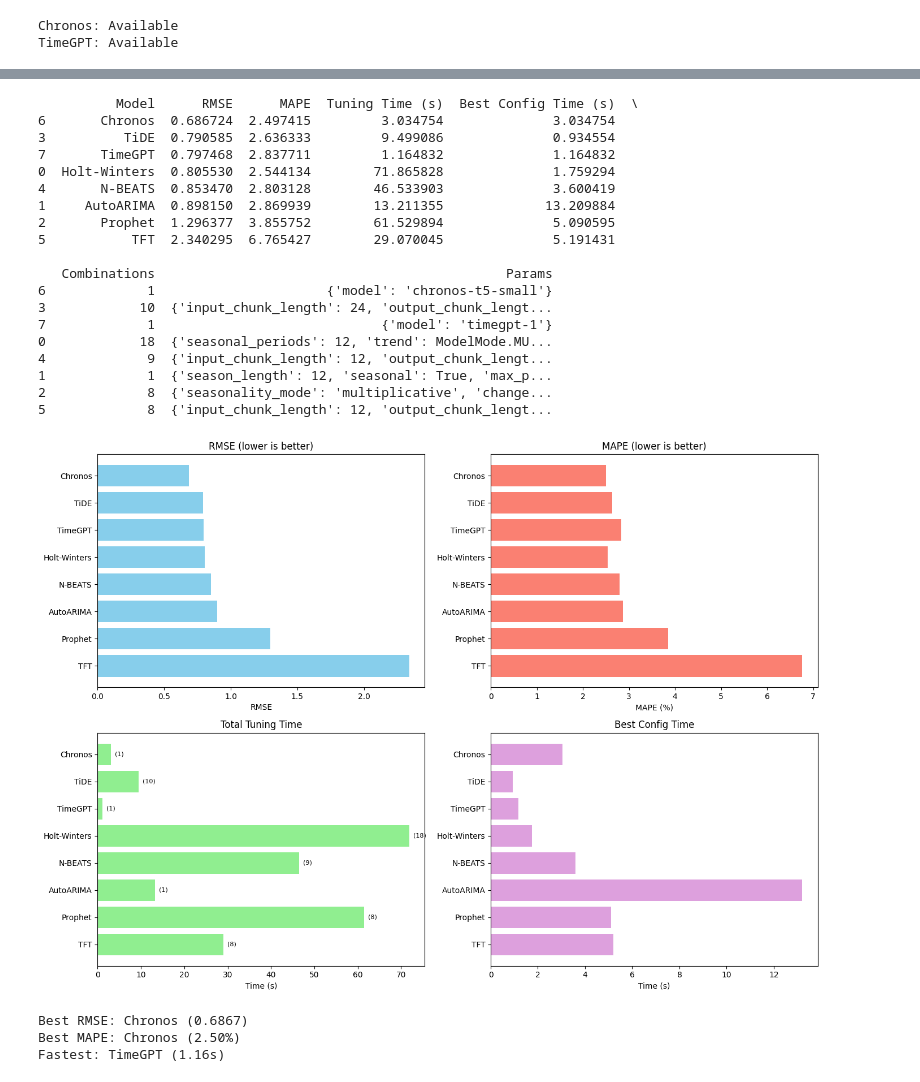
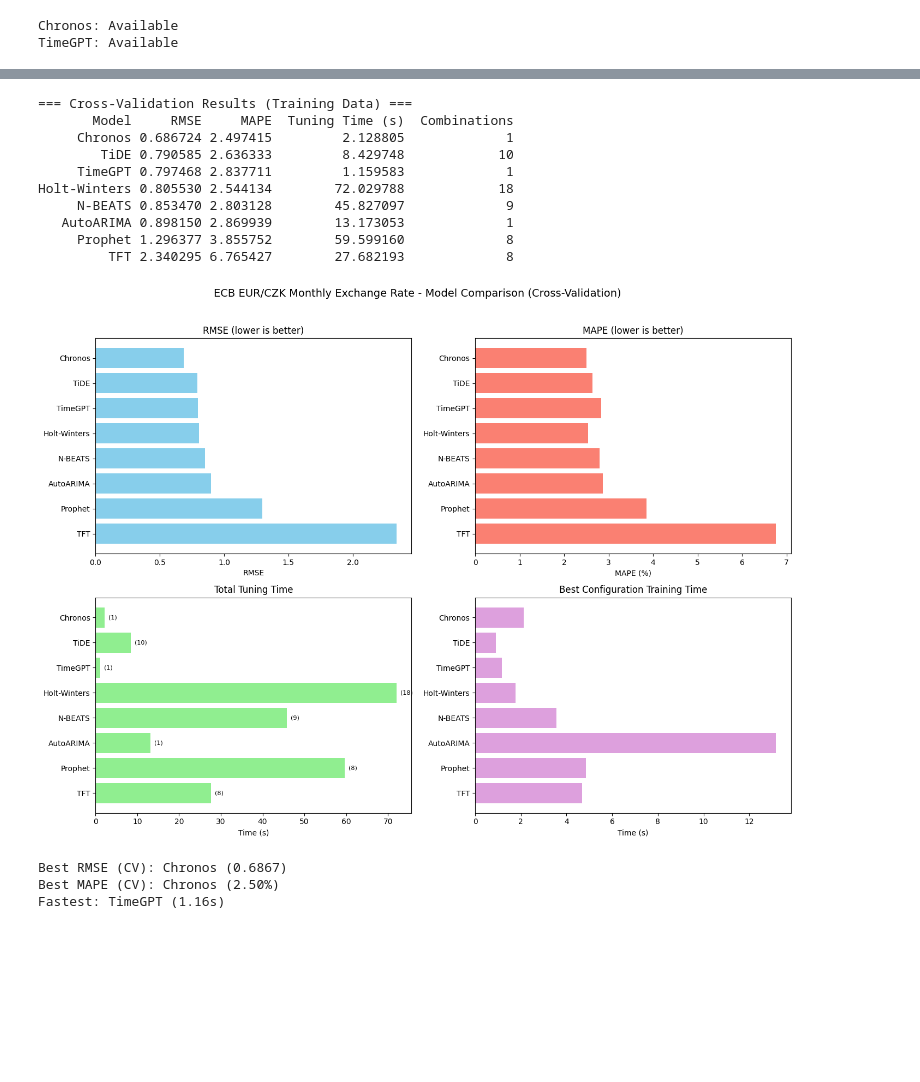
Before and after one commit to ContiHan/Statistika, a Jupyter notebook: forecasting/03_forecasting_ecb_eurczk_monthly.ipynb, the cells around one changed output, grey strips where cells are left out. Drawn from its saved outputs; the diff is of its cells as text; code cells hidden in the pictures; blank space fills up the shorter version.

```diff
--- a/forecasting/03_forecasting_ecb_eurczk_monthly.ipynb
+++ b/forecasting/03_forecasting_ecb_eurczk_monthly.ipynb
@@ -137,18 +166,34 @@ Train: 361 | Test: 24 | Seasonal period: 12
 # %%
-# 3. Evaluation Metrics and Logging
+# 3. Evaluation Metrics and Result Logging
+#
+# Metrics used:
+# - RMSE (Root Mean Squared Error): penalizes large errors more heavily
+# - MAPE (Mean Absolute Percentage Error): scale-independent, intuitive interpretation
 
 results = []
 
 def log_result(model_name, rmse_val, mape_val, tuning_time, best_config_time, params=None, n_combinations=1):
-    """Log model results with timing information."""
+    """
+    Log model evaluation results for later comparison.
+
+    Args:
+        model_name: Name of the model
+        rmse_val: Root Mean Squared Error on validation set
+        mape_val: Mean Absolute Percentage Error on validation set
+        tuning_time: Total time for hyperparameter search
+        best_config_time: Time to train and evaluate best configuration
+        params: Best hyperparameters found
+        n_combinations: Number of hyperparameter combinations tried
+    """
     results.append({
         'Model': model_name, 'RMSE': rmse_val, 'MAPE': mape_val,
         'Tuning Time (s)': tuning_time, 'Best Config Time (s)': best_config_time,
         'Combinations': n_combinations, 'Params': params
     })
-    print(f"{model_name}: RMSE={rmse_val:.4f} | MAPE={mape_val:.2f}% | Time={tuning_time:.1f}s ({n_combinations} comb.)")
+    print(f"{model_name}: RMSE={rmse_val:.4f} | MAPE={mape_val:.2f}% | Time={tuning_time:.1f}s ({n_combinations} combinations)")
 
 def get_results_df():
+    """Return results as a DataFrame sorted by RMSE (ascending)."""
     return pd.DataFrame(results).sort_values(by='RMSE')
 # %%
 # 4. Hyperparameter Tuning (Grid/Random Search) with Cross-Validation
@@ -407,63 +507,59 @@ TimeGPT: RMSE=0.7975 | MAPE=2.84% | Time=1.2s (1 comb.)
 # %%
-# 8. Results Comparison
+# 8. Results Comparison (Cross-Validation Metrics)
+#
+# Note: These are VALIDATION metrics from cross-validation on training data.
+# Final out-of-sample test metrics are computed in Section 9.
 
 results_df = get_results_df()
-print(results_df)
+print("=== Cross-Validation Results (Training Data) ===")
+print(results_df[['Model', 'RMSE', 'MAPE', 'Tuning Time (s)', 'Combinations']].to_string(index=False))
 
 fig, axes = plt.subplots(2, 2, figsize=(14, 10))
 
 axes[0, 0].barh(results_df['Model'], results_df['RMSE'], color='skyblue')
 axes[0, 0].set_xlabel('RMSE')
 axes[0, 0].set_title('RMSE (lower is better)')
 axes[0, 0].invert_yaxis()
 
 axes[0, 1].barh(results_df['Model'], results_df['MAPE'], color='salmon')
 axes[0, 1].set_xlabel('MAPE (%)')
 axes[0, 1].set_title('MAPE (lower is better)')
 axes[0, 1].invert_yaxis()
 
 axes[1, 0].barh(results_df['Model'], results_df['Tuning Time (s)'], color='lightgreen')
 axes[1, 0].set_xlabel('Time (s)')
 axes[1, 0].set_title('Total Tuning Time')
 axes[1, 0].invert_yaxis()
 for i, (model, combos) in enumerate(zip(results_df['Model'], results_df['Combinations'])):
     axes[1, 0].annotate(f'({combos})', xy=(results_df['Tuning Time (s)'].iloc[i], i),
                         xytext=(5, 0), textcoords='offset points', va='center', fontsize=8)
 
 axes[1, 1].barh(results_df['Model'], results_df['Best Config Time (s)'], color='plum')
 axes[1, 1].set_xlabel('Time (s)')
-axes[1, 1].set_title('Best Config Time')
+axes[1, 1].set_title('Best Configuration Training Time')
 axes[1, 1].invert_yaxis()
 
+plt.suptitle(f'{DATASET_CONFIG["name"]} - Model Comparison (Cross-Validation)', fontsize=14, y=1.02)
 plt.tight_layout()
 plt.show()
 
-print(f"\nBest RMSE: {results_df.iloc[0]['Model']} ({results_df.iloc[0]['RMSE']:.4f})")
-print(f"Best MAPE: {results_df.sort_values('MAPE').iloc[0]['Model']} ({results_df.sort_values('MAPE').iloc[0]['MAPE']:.2f}%)")
+print(f"\nBest RMSE (CV): {results_df.iloc[0]['Model']} ({results_df.iloc[0]['RMSE']:.4f})")
+print(f"Best MAPE (CV): {results_df.sort_values('MAPE').iloc[0]['Model']} ({results_df.sort_values('MAPE').iloc[0]['MAPE']:.2f}%)")
 print(f"Fastest: {results_df.sort_values('Tuning Time (s)').iloc[0]['Model']} ({results_df.sort_values('Tuning Time (s)').iloc[0]['Tuning Time (s)']:.2f}s)")
 # %% [output]
-          Model      RMSE      MAPE  Tuning Time (s)  Best Config Time (s)  \
-6       Chronos  0.686724  2.497415         3.034754              3.034754
-3          TiDE  0.790585  2.636333         9.499086              0.934554
-7       TimeGPT  0.797468  2.837711         1.164832              1.164832
-0  Holt-Winters  0.805530  2.544134        71.865828              1.759294
-4       N-BEATS  0.853470  2.803128        46.533903              3.600419
-1     AutoARIMA  0.898150  2.869939        13.211355             13.209884
-2       Prophet  1.296377  3.855752        61.529894              5.090595
-5           TFT  2.340295  6.765427        29.070045              5.191431
-
-   Combinations                                             Params
-6             1                      {'model': 'chronos-t5-small'}
-3            10  {'input_chunk_length': 24, 'output_chunk_lengt...
-7             1                             {'model': 'timegpt-1'}
-0            18  {'seasonal_periods': 12, 'trend': ModelMode.MU...
-4             9  {'input_chunk_length': 12, 'output_chunk_lengt...
-1             1  {'season_length': 12, 'seasonal': True, 'max_p...
-2             8  {'seasonality_mode': 'multiplicative', 'change...
-5             8  {'input_chunk_length': 12, 'output_chunk_lengt...
+=== Cross-Validation Results (Training Data) ===
+       Model     RMSE     MAPE  Tuning Time (s)  Combinations
+     Chronos 0.686724 2.497415         2.128805             1
+        TiDE 0.790585 2.636333         8.429748            10
+     TimeGPT 0.797468 2.837711         1.159583             1
+Holt-Winters 0.805530 2.544134        72.029788            18
+     N-BEATS 0.853470 2.803128        45.827097             9
+   AutoARIMA 0.898150 2.869939        13.173053             1
+     Prophet 1.296377 3.855752        59.599160             8
+         TFT 2.340295 6.765427        27.682193             8
-[figure, old version]
+[figure, new version]
-Best RMSE: Chronos (0.6867)
-Best MAPE: Chronos (2.50%)
+Best RMSE (CV): Chronos (0.6867)
+Best MAPE (CV): Chronos (2.50%)
 Fastest: TimeGPT (1.16s)
 # %%
 # 9. Final Predictions with Best and Fastest Models
```
Also changed, not shown: parts of 9 cells of this notebook.
